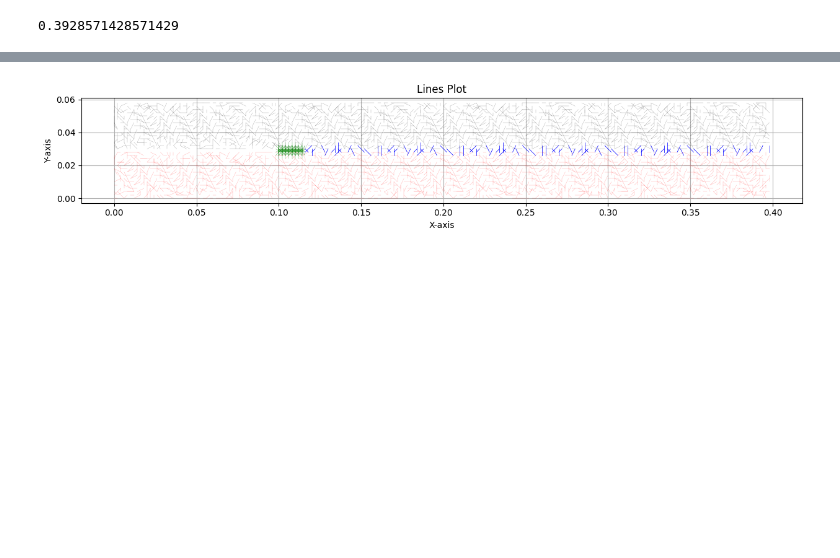
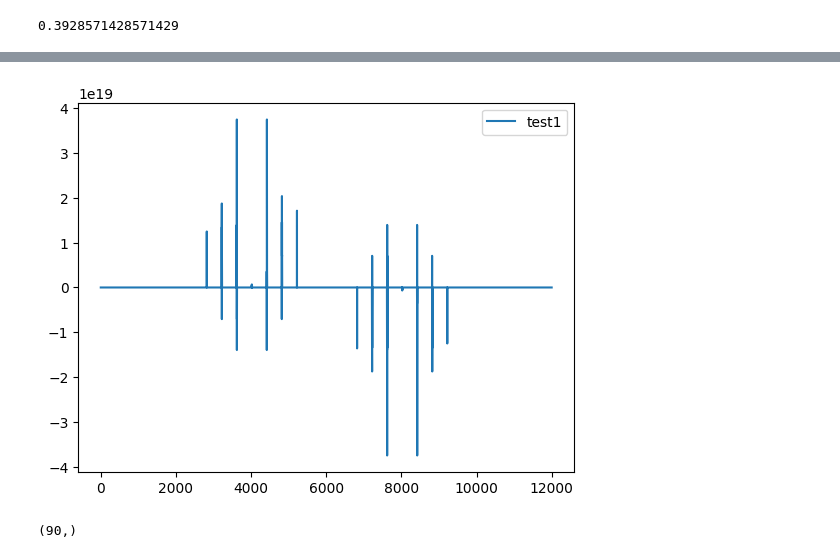
Before and after one commit to fjerenec/Verse2, a Jupyter notebook: notebooks/DCB-test.ipynb, the cells around one changed output, grey strips where cells are left out. Saved outputs shown, nothing was run; the diff lists cells and outputs as text; code cells hidden in the pictures; blank space fills up the shorter version.

```diff
--- a/notebooks/DCB-test.ipynb
+++ b/notebooks/DCB-test.ipynb
@@ -552,50 +548,9 @@ plt.grid(True)
-# %%
-livebonds = test_history[1].state_data["LiveBonds"]
-# Create a new figure
-fig, ax = plt.subplots(figsize=(15, 8))
-# Loop through each line and plot it
-for line in range(lines.shape[0]):
-    if livebonds[line] == 1:
-        if line%50 == 0 and livebonds[line] == 1:
-            if fatigueModelData.bondMaterialIDarray[line] == 0:
-                color = "g"
-                linewidth = 0.1
-            elif fatigueModelData.bondMaterialIDarray[line] == 1:
-                color = "r"
-                linewidth = 0.1
-            elif fatigueModelData.bondMaterialIDarray[line] == 2:
-                color = "k"
-                linewidth = 0.1
-
-            else:
-                color = "b"
-                linewidth = 0.5
-
-            # Extract x and y coordinates for the line
-            x_values = [lines[line,0],lines[line,2]]
-            y_values = [lines[line,1],lines[line,3]]
-
-            # Plot the line
-            ax.plot(x_values, y_values,linewidth = linewidth, c=color)
-
-    elif livebonds[line] == 0:
-        color = "g"
-        linewidth = 0.1
-
-    # Extract x and y coordinates for the line
-        x_values = [lines[line,0],lines[line,2]]
-        y_values = [lines[line,1],lines[line,3]]
-
-    # Plot the line
-        ax.plot(x_values, y_values,linewidth = linewidth, c=color)
-
-ax.set_aspect(1)
-# Set plot title and labels
-plt.title('Lines Plot')
-plt.xlabel('X-axis')
-plt.ylabel('Y-axis')
-plt.gca().set_aspect(1)
-# Display the plot
-plt.grid(True)
-# %% [output]
-[figure, removed]
+# %%
+plt.plot(solver.test1,label="test1")
+# plt.plot(solver.test2)
+plt.legend()
+plt.show()
+np.where(solver.test1 != 0)[0].shape
+# %% [output]
+[figure, added]
+(90,)
```
Also changed, not shown: parts of 6 cells of this notebook, 1 other file.
